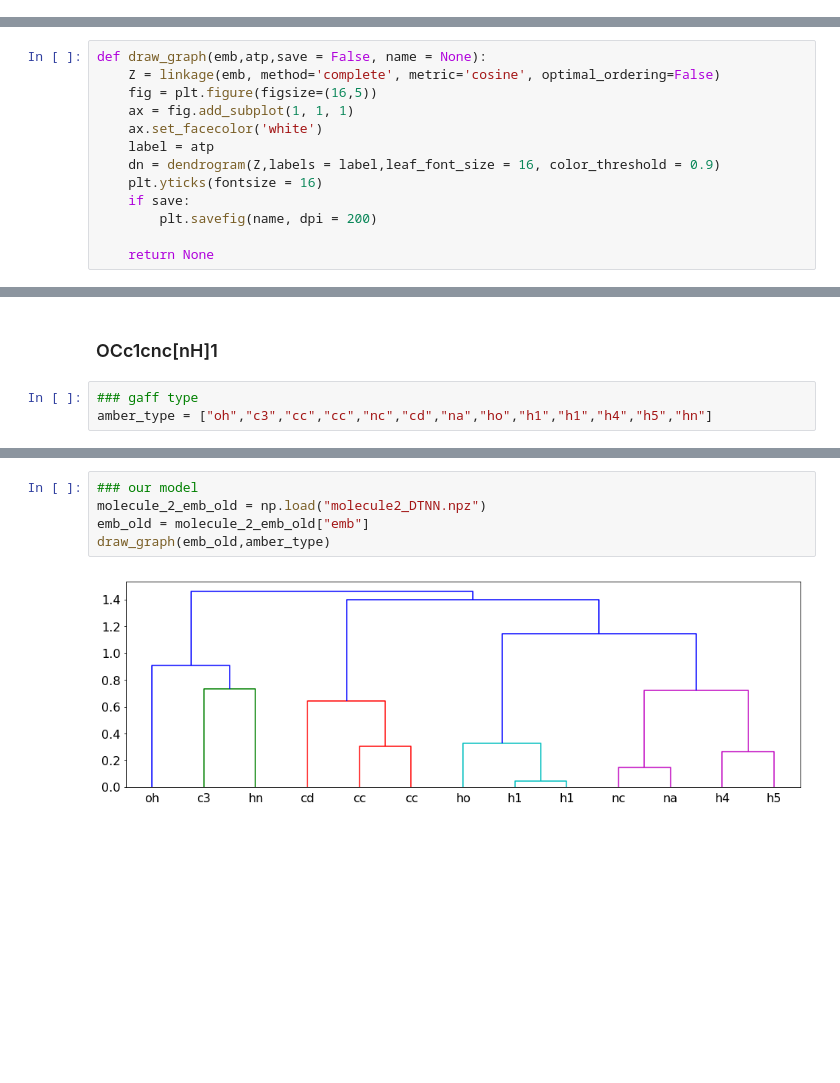
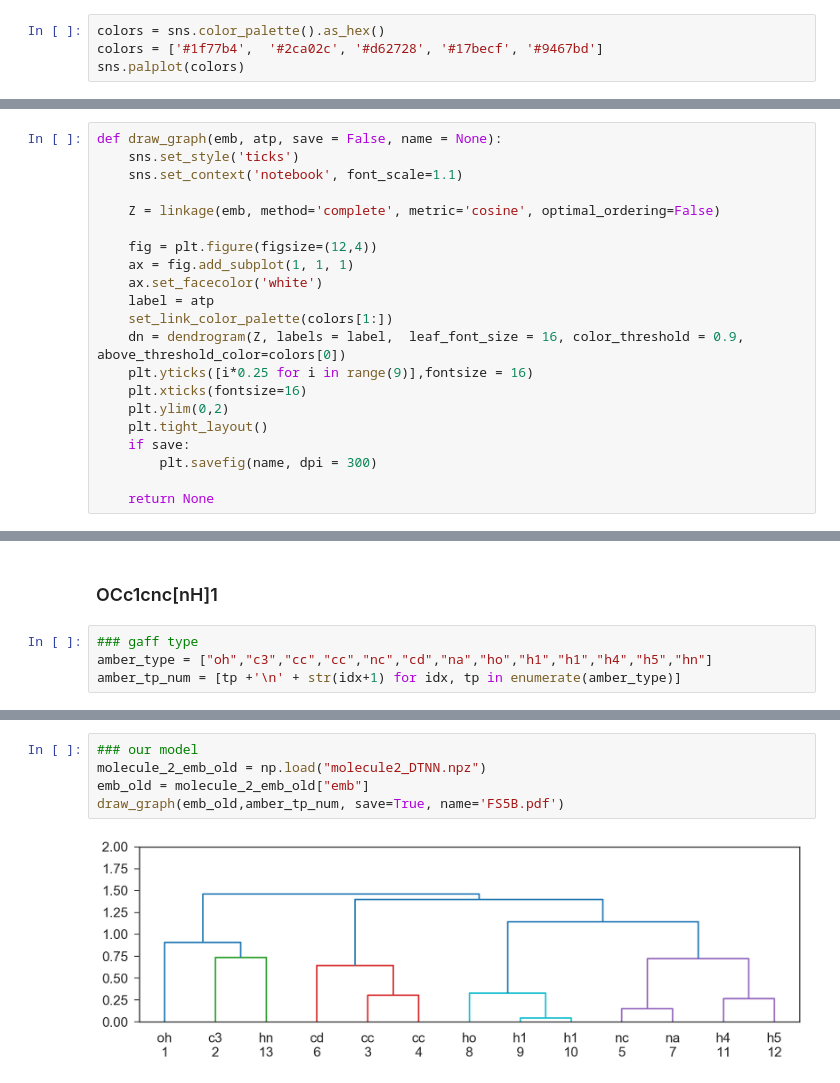
Before and after one commit to jenniening/DTNN_7ib, a Jupyter notebook: notebooks/Atom_Embedding_Interpretation.ipynb, the cells around one changed output, grey strips where cells are left out. Drawn from its saved outputs; the diff is of its cells as text; blank space fills up the shorter version.

Commit message:
update clustering figure

```diff
--- a/notebooks/Atom_Embedding_Interpretation.ipynb
+++ b/notebooks/Atom_Embedding_Interpretation.ipynb
@@ -6,2 +12,6 @@ from scipy.cluster.hierarchy import dendrogram
 import matplotlib
 from matplotlib import pyplot as plt
+# %%
+colors = sns.color_palette().as_hex()
+colors = ['#1f77b4',  '#2ca02c', '#d62728', '#17becf', '#9467bd']
+sns.palplot(colors)
@@ -8,14 +20,22 @@ from matplotlib import pyplot as plt
 # %%
-def draw_graph(emb,atp,save = False, name = None):
+def draw_graph(emb, atp, save = False, name = None):
+    sns.set_style('ticks')
+    sns.set_context('notebook', font_scale=1.1)
+
     Z = linkage(emb, method='complete', metric='cosine', optimal_ordering=False)
-    fig = plt.figure(figsize=(16,5))
+
+    fig = plt.figure(figsize=(12,4))
     ax = fig.add_subplot(1, 1, 1)
     ax.set_facecolor('white')
     label = atp
-    dn = dendrogram(Z,labels = label,leaf_font_size = 16, color_threshold = 0.9)
-    plt.yticks(fontsize = 16)
+    set_link_color_palette(colors[1:])
+    dn = dendrogram(Z, labels = label,  leaf_font_size = 16, color_threshold = 0.9, above_threshold_color=colors[0])
+    plt.yticks([i*0.25 for i in range(9)],fontsize = 16)
+    plt.xticks(fontsize=16)
+    plt.ylim(0,2)
+    plt.tight_layout()
     if save:
-        plt.savefig(name, dpi = 200)
+        plt.savefig(name, dpi = 300)
 
     return None
 # %% [markdown]
@@ -42,6 +63,7 @@ draw_graph(emb_old,amber_type)
 # %%
 ### gaff type
 amber_type = ["oh","c3","cc","cc","nc","cd","na","ho","h1","h1","h4","h5","hn"]
+amber_tp_num = [tp +'\n' + str(idx+1) for idx, tp in enumerate(amber_type)]
 # %%
 ### our model
 molecule_2_emb_new = np.load("molecule2_our.npz")
@@ -52,7 +74,7 @@ draw_graph(emb_new,amber_type)
 # %%
 ### our model
 molecule_2_emb_old = np.load("molecule2_DTNN.npz")
 emb_old = molecule_2_emb_old["emb"]
-draw_graph(emb_old,amber_type)
+draw_graph(emb_old,amber_tp_num, save=True, name='FS5B.pdf')
 # %% [output]
-[figure, old version]
+[figure, new version]
```
Also changed, not shown: parts of 6 cells of this notebook, 6 other files.
